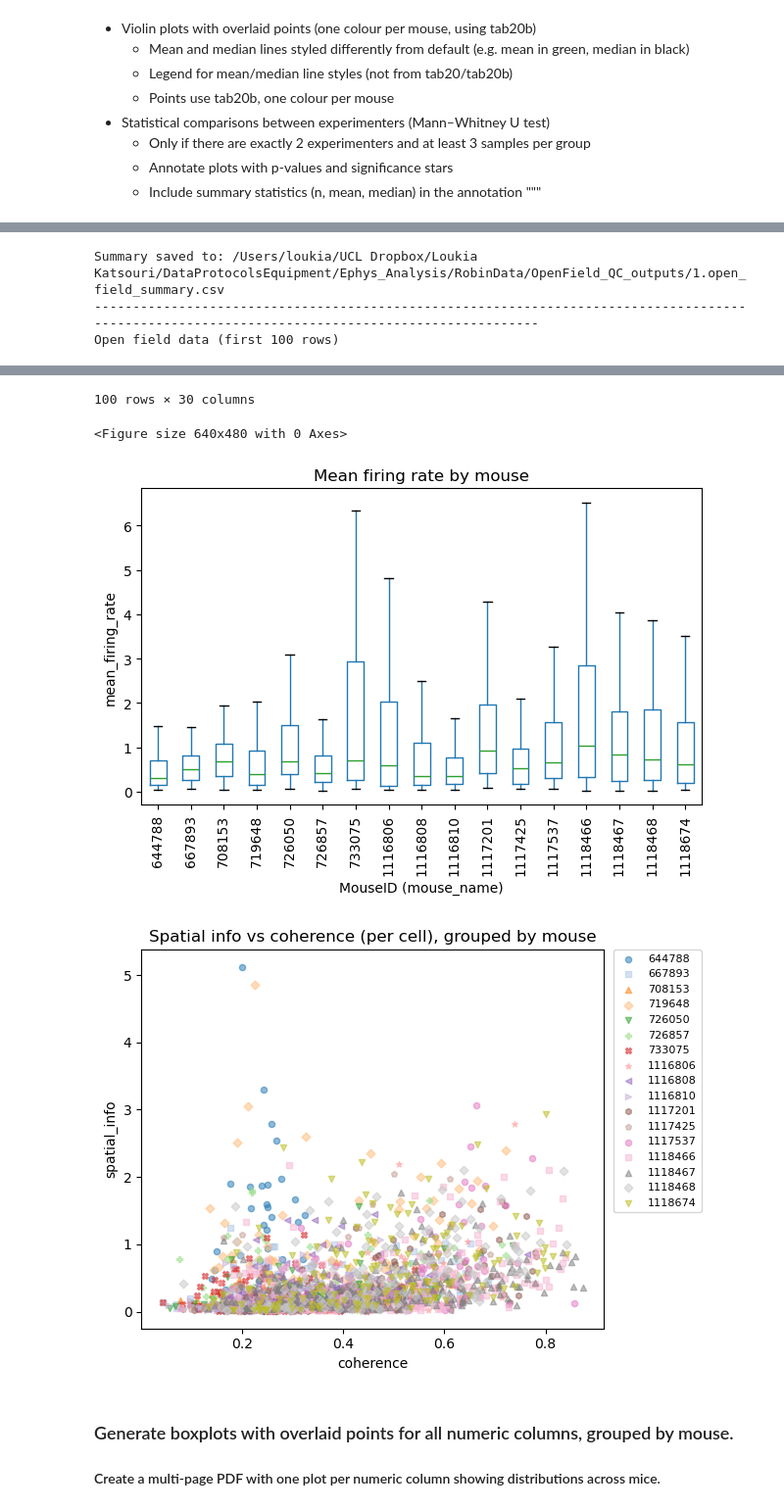
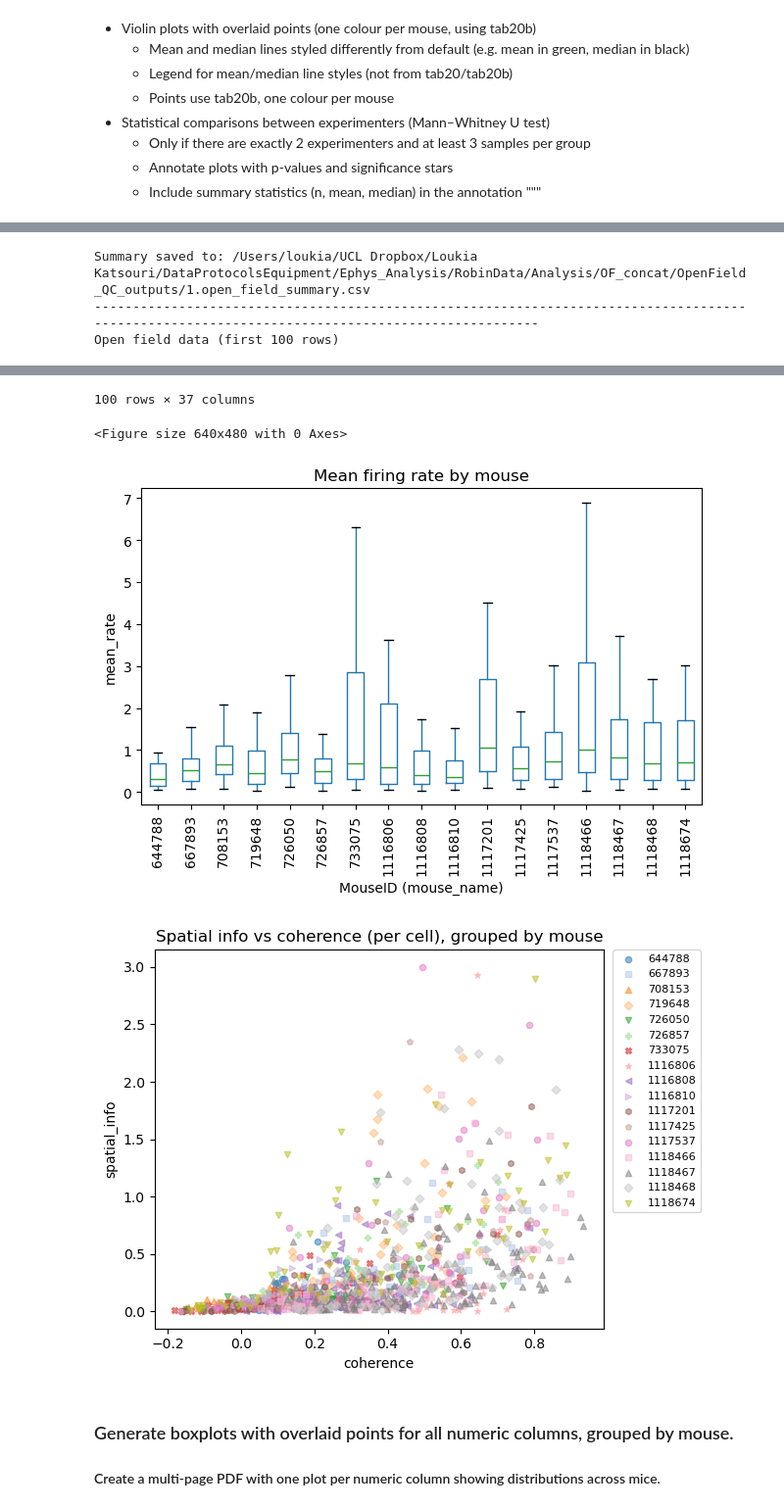
Before and after one commit to lkatsouri/NLGF_ephys_AXONA_data, a Jupyter notebook: ephys_openField_qc.ipynb, the cells around one changed output, grey strips where cells are left out. Shown at 98% size. Drawn from its saved outputs; the diff is of its cells as text; code cells hidden in the pictures.

```diff
--- a/ephys_openField_qc.ipynb
+++ b/ephys_openField_qc.ipynb
@@ -56,20 +56,20 @@ except Exception:
         print(x)
 # %%
 # Set the input path ONCE (edit this one line only)
-OPEN_FIELD_XLSX_PATH = Path("/Users/loukia/UCL Dropbox/Loukia Katsouri/DataProtocolsEquipment/Ephys_Analysis/RobinData/csv_files/open_field.xlsx")
+OPEN_FIELD_XLSX_PATH = Path('/Users/loukia/UCL Dropbox/Loukia Katsouri/DataProtocolsEquipment/Ephys_Analysis/RobinData/Analysis/OF_concat/concatenated_trials.xlsx')
 OPEN_FIELD_DIR = OPEN_FIELD_XLSX_PATH.parent
-OPEN_FIELD_OUTDIR = OPEN_FIELD_DIR.parent / "OpenField_QC_outputs"
+# OPEN_FIELD_OUTDIR = OPEN_FIELD_DIR.parent / "OpenField_QC_outputs"
 # (or, if you want it INSIDE the same folder as the excel:)
-# OPEN_FIELD_OUTDIR = OPEN_FIELD_DIR / "OpenField_QC_outputs"
+OPEN_FIELD_OUTDIR = OPEN_FIELD_DIR / "OpenField_QC_outputs"
 
 OPEN_FIELD_OUTDIR.mkdir(parents=True, exist_ok=True)
 print("Saving outputs to:", OPEN_FIELD_OUTDIR)
 
 df_open_field = pd.read_excel(OPEN_FIELD_XLSX_PATH) #select all cells in all trials
 
-# Keep only openfieldb trials
+# Keep only openfield trials
 df_open_field = df_open_field.loc[
-    df_open_field["trial_type"].astype(str).str.contains("openfieldb", na=False)
+    df_open_field["environment"].astype(str).str.contains("open.?field", case=False, na=False)
 ].copy()
 
 # check if parket file exists and is up to date, otherwise save to parquet for faster loading next time
@@ -78,6 +78,6 @@ PARQUET_PATH = os.path.join(OPEN_FIELD_OUTDIR, "open_field.parquet")
 df_open_field.to_parquet(PARQUET_PATH, index=False)
 df_open_field = pd.read_parquet(PARQUET_PATH)
 
-print(df_open_field["trial_type"].value_counts(dropna=False).head(10))
+print(df_open_field["environment"].value_counts(dropna=False).head(10))
 df_open_field.shape, df_open_field.columns.tolist()[:5], df_open_field.head()
 # %% [output]
@@ -105,5 +105,5 @@ Name: count, dtype: int64
 # %%
-df_open_field = pd.read_excel(os.path.join(OPEN_FIELD_DIR, "open_field.xlsx"))
+# df_open_field = pd.read_excel(os.path.join(OPEN_FIELD_DIR, "open_field.xlsx"))
 
 def _find_col(df, candidates):
     for c in candidates:
@@ -113,7 +113,7 @@ def _find_col(df, candidates):
 
 celltype_col = _find_col(df_open_field, ["cell_type", "Cell type", "Cell Type"])
 genotype_col  = _find_col(df_open_field, ["Phenotype", "genotype", "Genotype", "geno", "genotype_group", "Genotype group"])
-trial_col     = _find_col(df_open_field, ["trial_type", "trial"])
+trial_col     = _find_col(df_open_field, ["trial_type", "trial", "environment"])
 
 df_tmp = df_open_field.copy()
 
@@ -234,12 +232,12 @@ summary = (df_open_field.groupby(mouse_col)
              .agg(
                  n_cells=("cluster","count"),
                  n_tetrodes=("channel","nunique"),
-                 mean_mean_firing_rate=("mean_firing_rate","mean"),
-                 median_mean_firing_rate=("mean_firing_rate","median"),
+                 mean_mean_firing_rate=("mean_rate","mean"),
+                 median_mean_firing_rate=("mean_rate","median"),
                  mean_spatial_info=("spatial_info","mean"),
                  mean_coherence=("coherence","mean"),
                  mean_field_size=("field_size","mean"),
-                 mean_theta_modulation=("theta_modulation","mean"),
+                 mean_theta_modulation=("theta_mod_v3","mean"),
              )
              .reset_index()
              .sort_values("n_cells", ascending=False))
@@ -254,11 +252,11 @@ display_df("Open field data (first 100 rows)", df_open_field.head(100))
 
 # Plot 1: distribution of mean firing rate per mouse
 plt.figure()
-df_open_field.boxplot(column="mean_firing_rate", by=mouse_col, grid=False, rot=90, showfliers=False)
+df_open_field.boxplot(column="mean_rate", by=mouse_col, grid=False, rot=90, showfliers=False)
 plt.title("Mean firing rate by mouse")
 plt.suptitle("")
 plt.xlabel("MouseID (mouse_name)")
-plt.ylabel("mean_firing_rate")
+plt.ylabel("mean_rate")
 plt.tight_layout()
 plt.savefig(os.path.join(OPEN_FIELD_OUTDIR, "1.mean_firing_rate_boxplot_by_mouse.png"), dpi=300, bbox_inches="tight")
 plt.show()
@@ -311,3 +309,3 @@ Per-mouse summary
-Summary saved to: /Users/loukia/UCL Dropbox/Loukia Katsouri/DataProtocolsEquipment/Ephys_Analysis/RobinData/OpenField_QC_outputs/1.open_field_summary.csv
+Summary saved to: /Users/loukia/UCL Dropbox/Loukia Katsouri/DataProtocolsEquipment/Ephys_Analysis/RobinData/Analysis/OF_concat/OpenField_QC_outputs/1.open_field_summary.csv
 -----------------------------------------------------------------------------------------------------------------------------------------------
 Open field data (first 100 rows)
@@ -326,7 +324,7 @@ Open field data (first 100 rows)
-100 rows × 30 columns
+100 rows × 37 columns
 <Figure size 640x480 with 0 Axes>
-[figure, old version]
+[figure, new version]
-[figure, old version]
+[figure, new version]
 # %% [markdown]
 ### Generate boxplots with overlaid points for all numeric columns, grouped by mouse.
 #### Create a multi-page PDF with one plot per numeric column showing distributions across mice.
```
Also changed, not shown: parts of 10 cells of this notebook, 4 other files.
